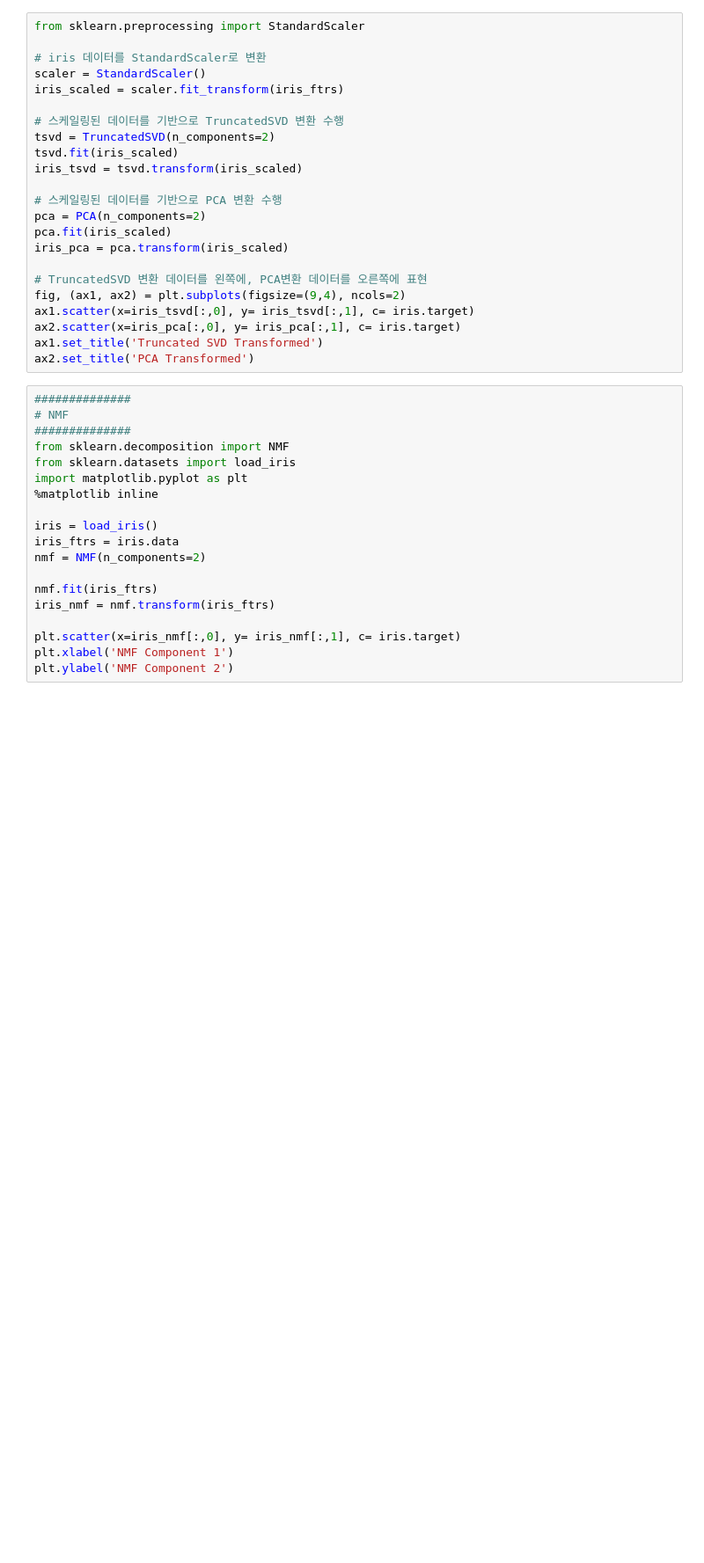
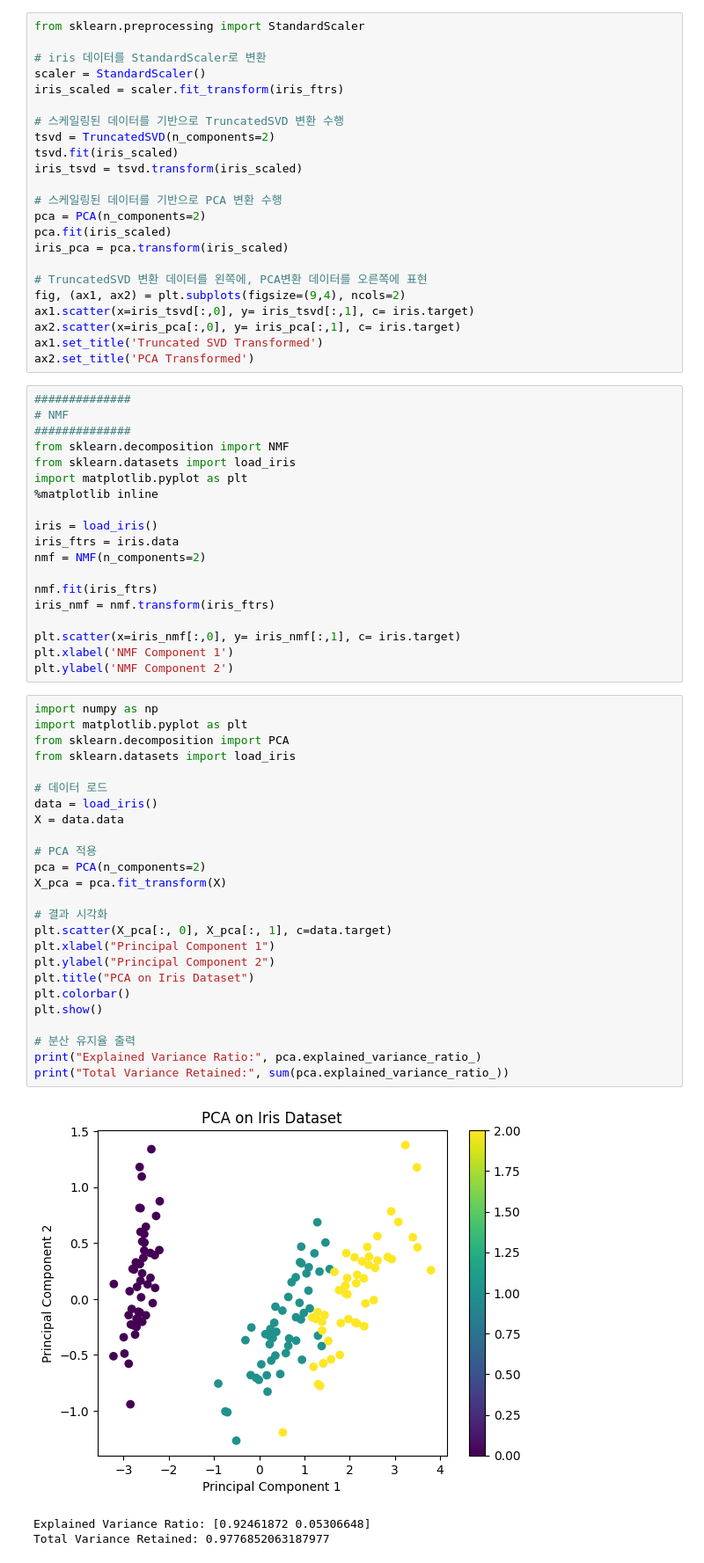
Before and after one commit to YangGuiBee/ML, a Jupyter notebook: TextBook-11/ex11.ipynb, the cells around one changed output. Shown at 88% size. Cells and saved outputs as stored; diff of their text form; blank space fills up the shorter version.

```diff
--- a/TextBook-11/ex11.ipynb
+++ b/TextBook-11/ex11.ipynb
@@ -1735,3 +1770,32 @@ iris_nmf = nmf.transform(iris_ftrs)
 plt.scatter(x=iris_nmf[:,0], y= iris_nmf[:,1], c= iris.target)
 plt.xlabel('NMF Component 1')
 plt.ylabel('NMF Component 2')
+# %%
+import numpy as np
+import matplotlib.pyplot as plt
+from sklearn.decomposition import PCA
+from sklearn.datasets import load_iris
+
+# 데이터 로드
+data = load_iris()
+X = data.data
+
+# PCA 적용
+pca = PCA(n_components=2)
+X_pca = pca.fit_transform(X)
+
+# 결과 시각화
+plt.scatter(X_pca[:, 0], X_pca[:, 1], c=data.target)
+plt.xlabel("Principal Component 1")
+plt.ylabel("Principal Component 2")
+plt.title("PCA on Iris Dataset")
+plt.colorbar()
+plt.show()
+
+# 분산 유지율 출력
+print("Explained Variance Ratio:", pca.explained_variance_ratio_)
+print("Total Variance Retained:", sum(pca.explained_variance_ratio_))
+# %% [output]
+[figure, added]
+Explained Variance Ratio: [0.92461872 0.05306648]
+Total Variance Retained: 0.9776852063187977
```
Also changed, not shown: parts of 13 cells of this notebook.
